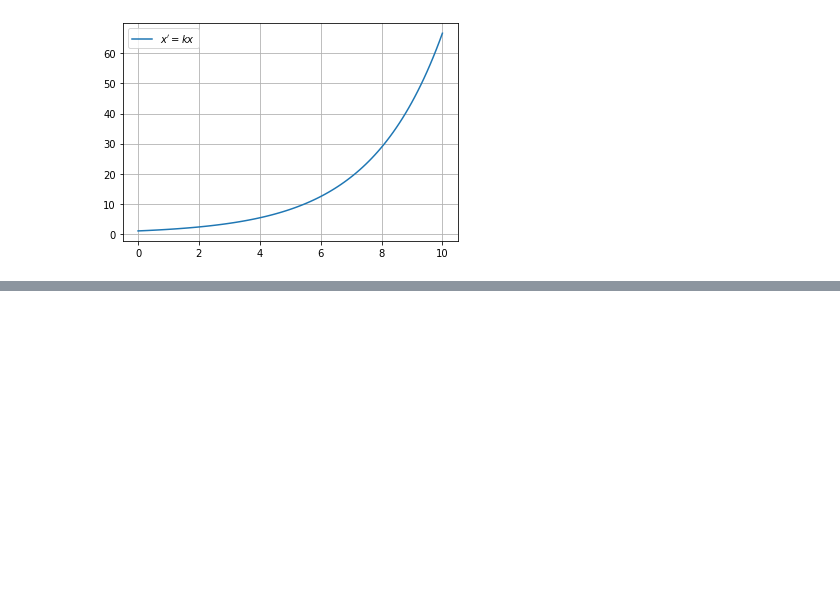
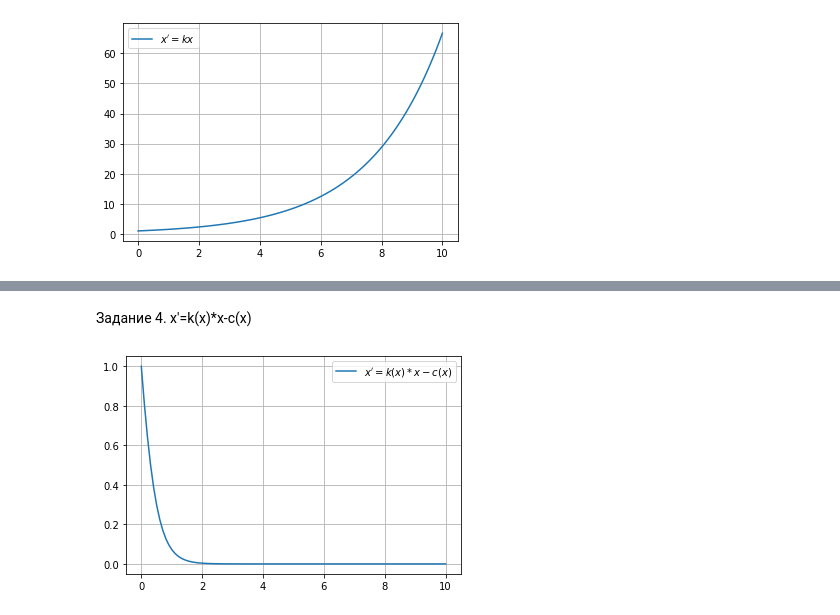
Before and after one commit to vika3215/MMVSULAB1, a Jupyter notebook: Lab1.ipynb, the cells around one changed output, grey strips where cells are left out. Saved outputs shown, nothing was run; the diff lists cells and outputs as text; code cells hidden in the pictures; blank space fills up the shorter version.

```diff
--- a/Lab1.ipynb
+++ b/Lab1.ipynb
@@ -47,0 +81,30 @@ plt.show()
+# %% [markdown]
+Задание 4.
+x'=k(x)*x-c(x)
+# %%
+import matplotlib.pyplot as plt
+import numpy as np
+from scipy.integrate import odeint
+a=1
+b=2
+c=3
+def dydt(x, t):
+  return k(x) * x - c(x)
+def k(x):
+  return a * x - b
+def c(x):
+  return a * x
+
+t = np.linspace(0, 10, 100)
+
+solve = odeint(dydt, 1, t=t)
+solve = solve.flatten()
+
+%matplotlib inline
+
+plt.plot(t,solve,label=r"$x'= k(x)*x-c(x)$")
+plt.grid(True)
+plt.legend()
+plt.show()
+# %% [output]
+[figure, added]
```
Also changed, not shown: parts of 5 cells of this notebook.
